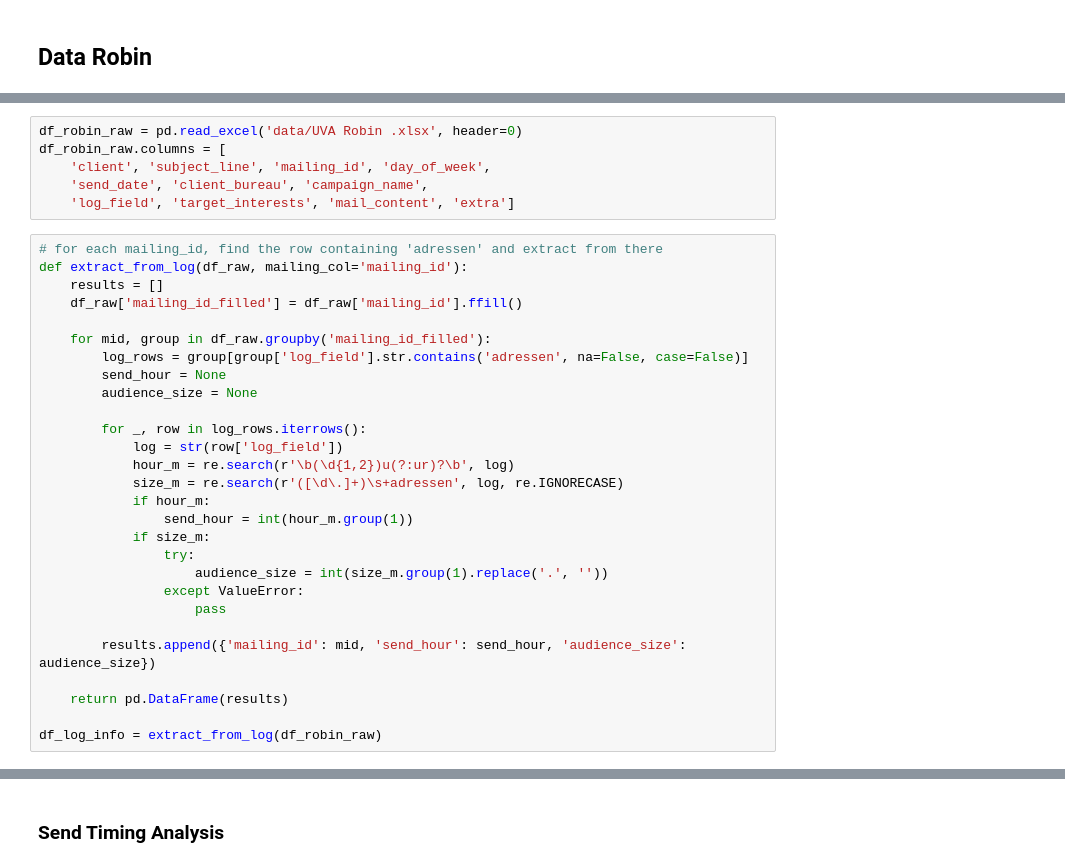
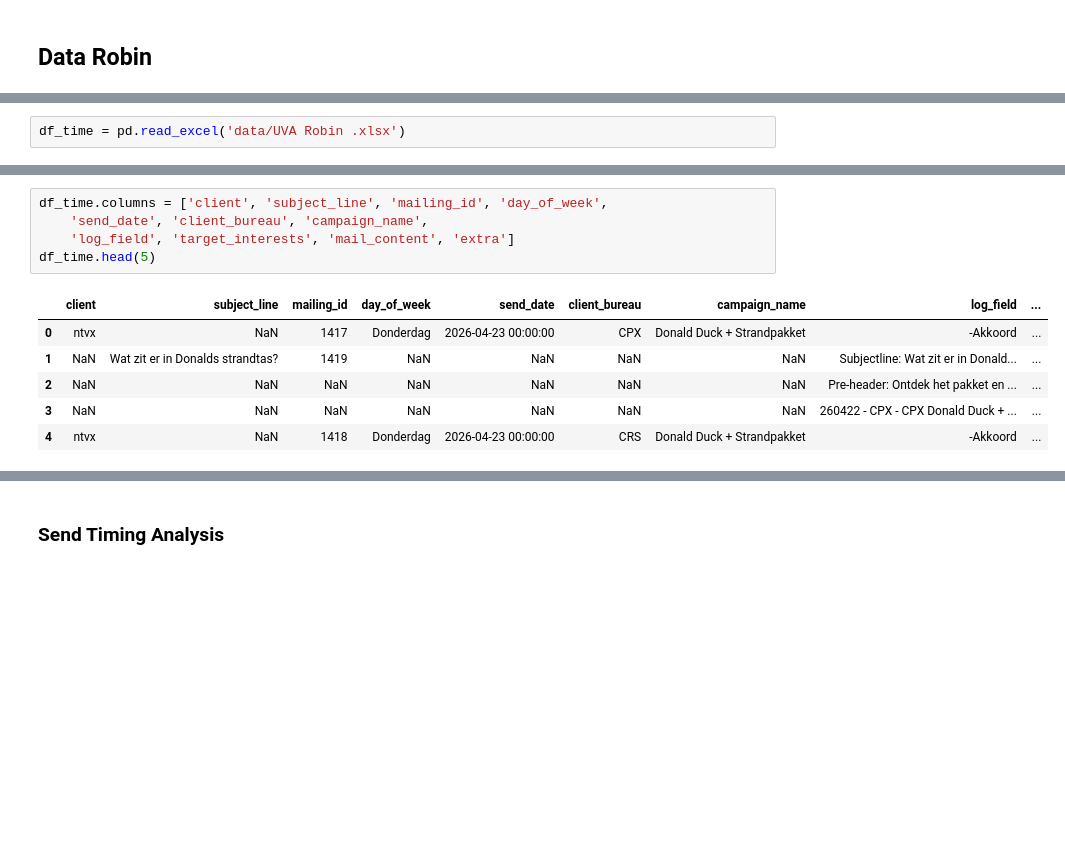
Before and after one commit to giadauva/OMG-Thesis, a Jupyter notebook: Thesis_OMG analysis.ipynb, the cells around one changed output, grey strips where cells are left out. Saved outputs shown, nothing was run; the diff lists cells and outputs as text; blank space fills up the shorter version.

```diff
--- a/Thesis_OMG analysis.ipynb
+++ b/Thesis_OMG analysis.ipynb
@@ -4270,0 +4292,2 @@ import re
+# %%
+df_time = pd.read_excel('data/UVA Robin .xlsx')
@@ -4271,34 +4320,12 @@ import re
 # %%
-df_robin_raw = pd.read_excel('data/UVA Robin .xlsx', header=0)
-df_robin_raw.columns = [
-    'client', 'subject_line', 'mailing_id', 'day_of_week',
+df_time.columns = ['client', 'subject_line', 'mailing_id', 'day_of_week',
     'send_date', 'client_bureau', 'campaign_name',
     'log_field', 'target_interests', 'mail_content', 'extra']
+df_time.head(5)
+# %% [output]
+|  | client | subject_line | mailing_id | day_of_week | send_date | client_bureau | campaign_name | log_field | ... |
+| 0 | ntvx | NaN | 1417 | Donderdag | 2026-04-23 00:00:00 | CPX | Donald Duck + Strandpakket | -Akkoord | ... |
+| 1 | NaN | Wat zit er in Donalds strandtas? | 1419 | NaN | NaN | NaN | NaN | Subjectline: Wat zit er in Donald... | ... |
+| 2 | NaN | NaN | NaN | NaN | NaN | NaN | NaN | Pre-header: Ontdek het pakket en ... | ... |
+| 3 | NaN | NaN | NaN | NaN | NaN | NaN | NaN | 260422 - CPX - CPX Donald Duck + ... | ... |
+| 4 | ntvx | NaN | 1418 | Donderdag | 2026-04-23 00:00:00 | CRS | Donald Duck + Strandpakket | -Akkoord | ... |
-# %%
-# for each mailing_id, find the row containing 'adressen' and extract from there
-def extract_from_log(df_raw, mailing_col='mailing_id'):
-    results = []
-    df_raw['mailing_id_filled'] = df_raw['mailing_id'].ffill()
-
-    for mid, group in df_raw.groupby('mailing_id_filled'):
-        log_rows = group[group['log_field'].str.contains('adressen', na=False, case=False)]
-        send_hour = None
-        audience_size = None
-
-        for _, row in log_rows.iterrows():
-            log = str(row['log_field'])
-            hour_m = re.search(r'\b(\d{1,2})u(?:ur)?\b', log)
-            size_m = re.search(r'([\d\.]+)\s+adressen', log, re.IGNORECASE)
-            if hour_m:
-                send_hour = int(hour_m.group(1))
-            if size_m:
-                try:
-                    audience_size = int(size_m.group(1).replace('.', ''))
-                except ValueError:
-                    pass
-
-        results.append({'mailing_id': mid, 'send_hour': send_hour, 'audience_size': audience_size})
-
-    return pd.DataFrame(results)
-
-df_log_info = extract_from_log(df_robin_raw)
```
Also changed, not shown: parts of 24 cells of this notebook.
